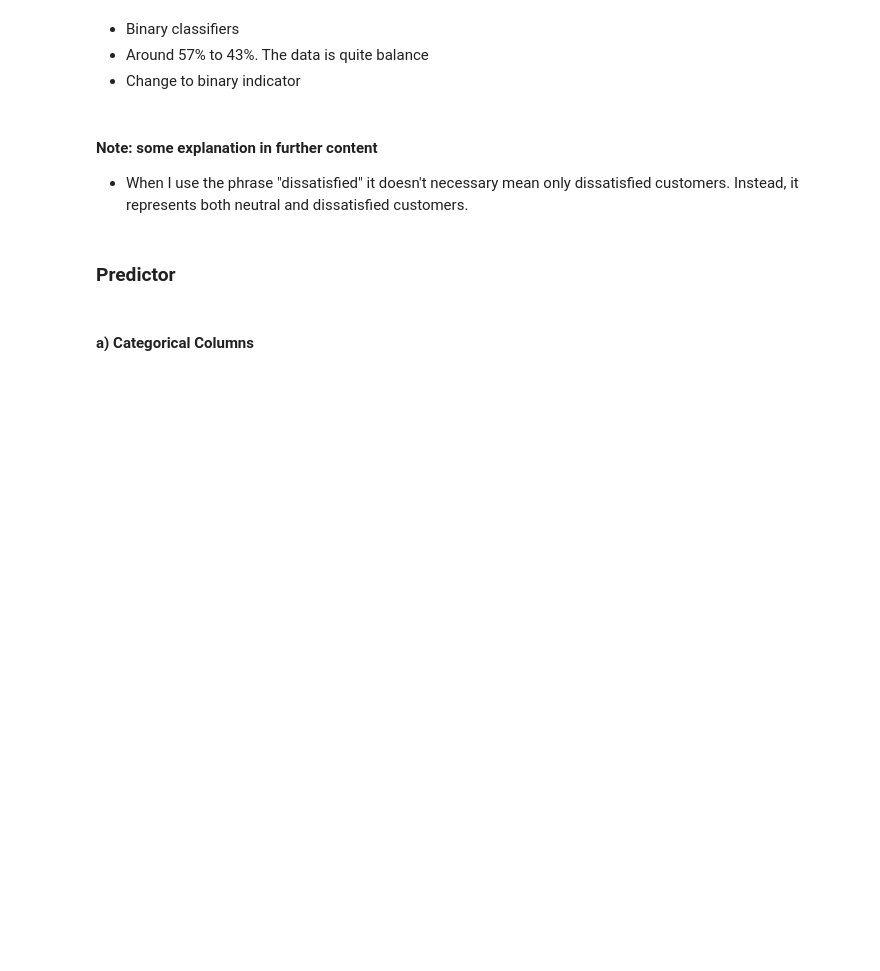
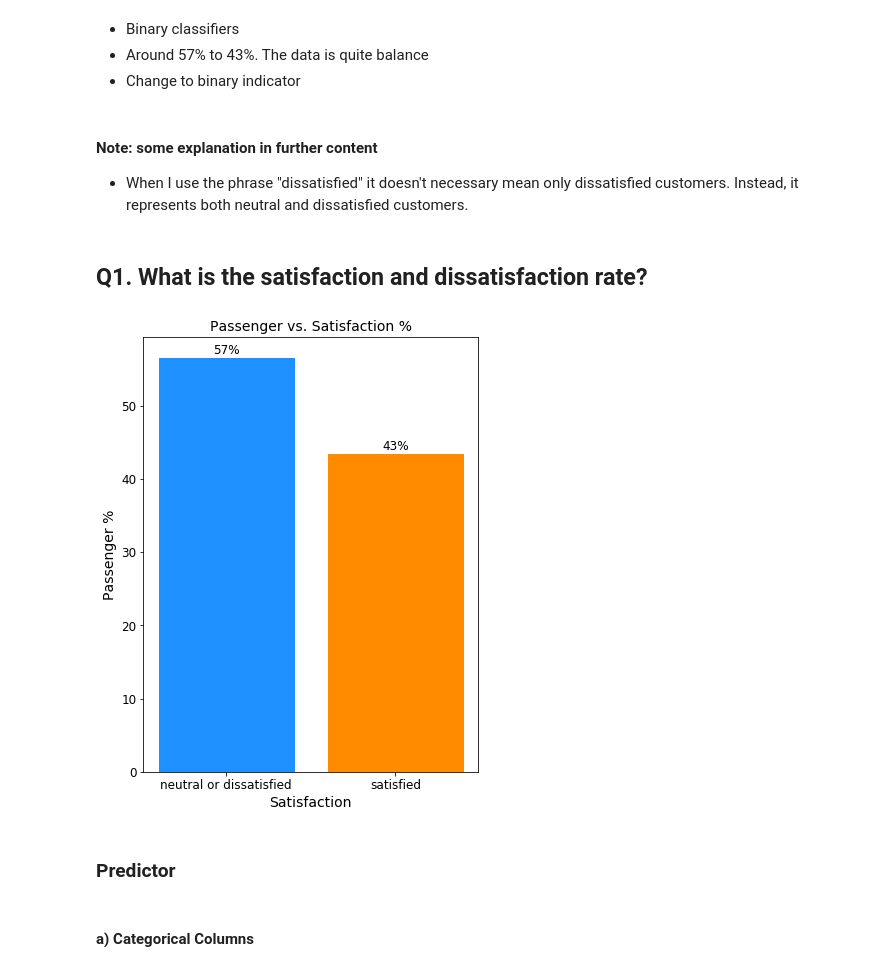
Before and after one commit to jingyunw/Airline_Passenger_Satisfaction_Analysis, a Jupyter notebook: Airline-Passenger-Satisfaction.ipynb, the cells around one changed output. Drawn from its saved outputs; the diff is of its cells as text; code cells hidden in the pictures; blank space fills up the shorter version.

```diff
--- a/Airline-Passenger-Satisfaction.ipynb
+++ b/Airline-Passenger-Satisfaction.ipynb
@@ -203,6 +211,45 @@ Name: satisfaction, dtype: float64
 # %% [markdown]
 #### Note: some explanation in further content
 - When I use the phrase "dissatisfied" it doesn't necessary mean only dissatisfied customers. Instead, it represents both neutral and dissatisfied customers.
+# %% [markdown]
+##  Q1. What is the satisfaction and dissatisfaction rate?
+# %%
+dissatisfied_rate = (df['satisfaction'].value_counts(normalize=True)*100)[0]
+satisfied_rate = (df['satisfaction'].value_counts(normalize=True)*100)[1]
+
+xs = ['neutral or dissatisfied', 'satisfied']
+ys = [dissatisfied_rate, satisfied_rate]
+# %%
+plt.figure(figsize=(6,8))
+
+ax = plt.bar(xs, ys)
+ax[0].set_color('dodgerblue') # neutral or dissatisfied
+ax[1].set_color('darkorange') # satisfied
+
+plt.xlabel('Satisfaction', fontsize=14)
+plt.xticks(fontsize=12)
+
+plt.ylabel('Passenger %', fontsize=14)
+plt.yticks(fontsize=12)
+
+plt.title('Passenger vs. Satisfaction %', fontsize=14)
+
+# Zip join x and y coordinates in pairs
+for x,y in zip(xs,ys):
+    label = "{:,.0f}%".format(y)
+    plt.annotate(label,                       # this is the text
+                 (x,y),                       # this is the coordination point the label
+                 textcoords="offset points",  # how to position the text
+                 xytext=(0,4),                # distance from text to points (x,y)
+                 ha='center',
+                 fontsize=12)                 # center horizontal alignment
+
+plt.grid(b=False)                             # turn off the gird
+
+# plt.savefig("./images/satisfaction rate.png", dpi=300, bbox_inches='tight')
+# plt.show()
+# %% [output]
+[figure, added]
 # %% [markdown]
 ### Predictor
 # %% [markdown]
```
Also changed, not shown: parts of 115 cells of this notebook.
